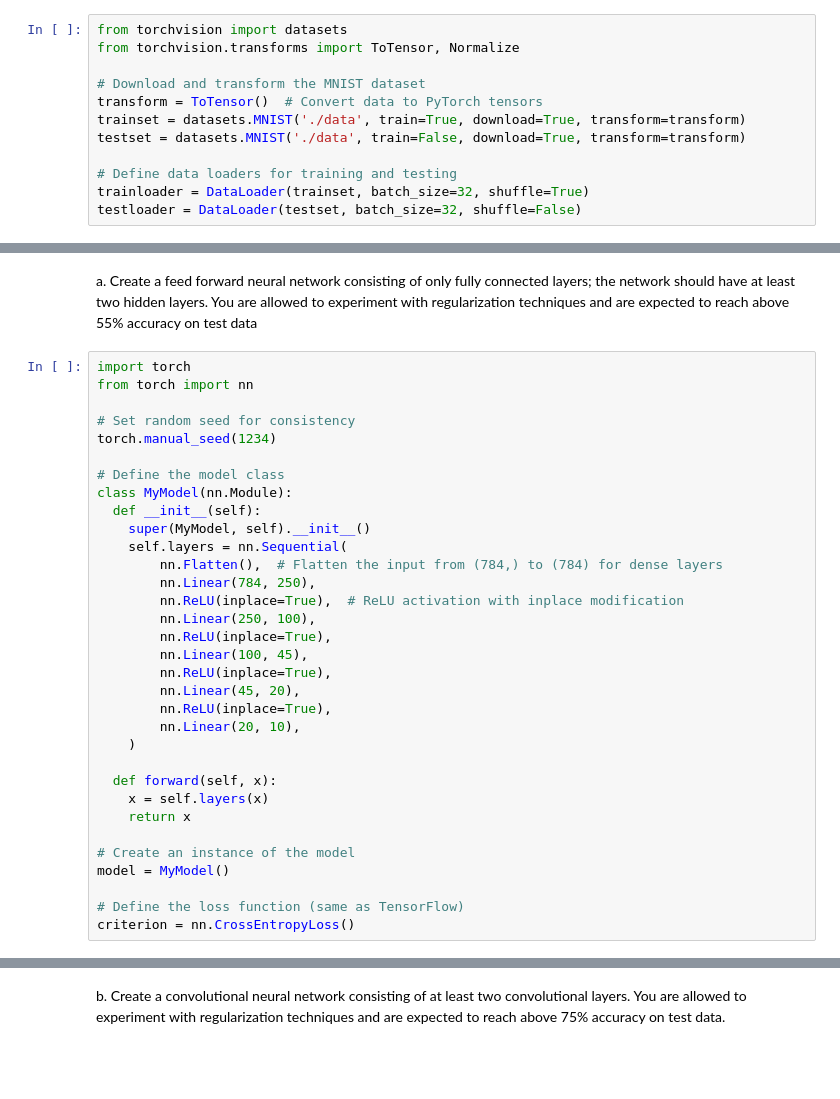
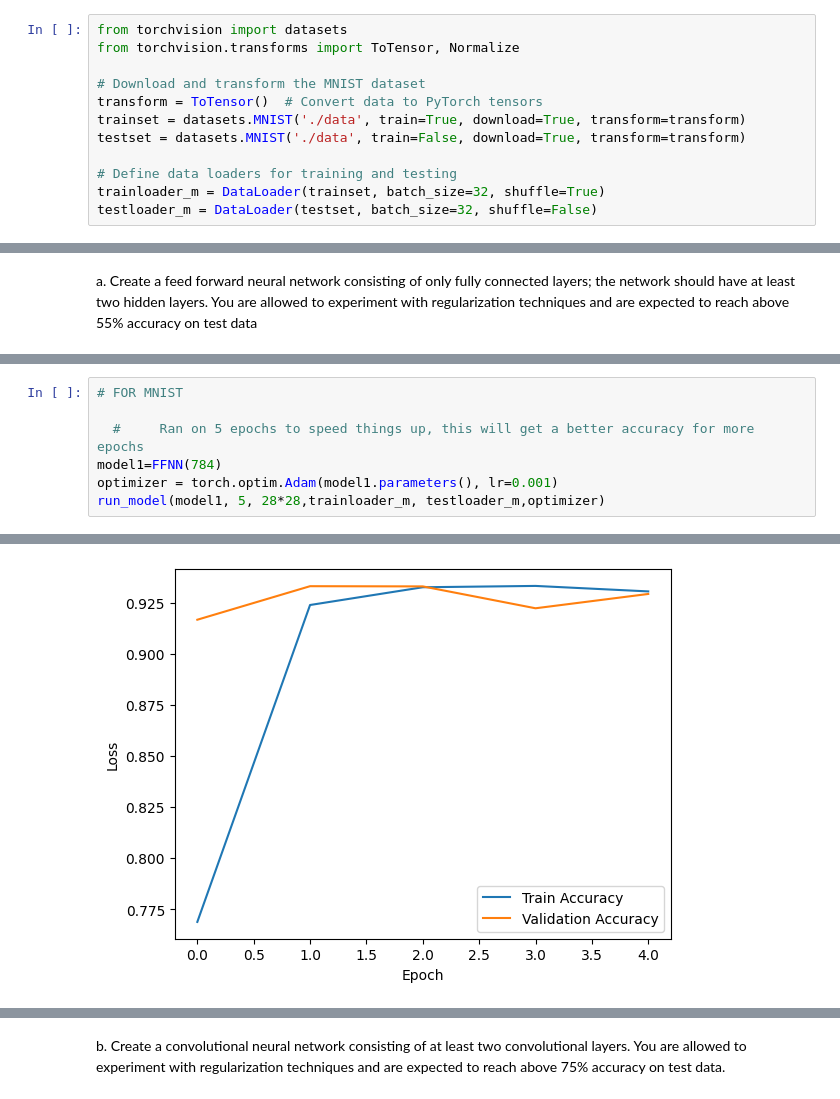
Before and after one commit to Afsah-Hyder/CV_recitation, a Jupyter notebook: CV_Assignment_01.ipynb, the cells around one changed output, grey strips where cells are left out. Saved outputs shown, nothing was run; the diff lists cells and outputs as text; blank space fills up the shorter version.

```diff
--- a/CV_Assignment_01.ipynb
+++ b/CV_Assignment_01.ipynb
@@ -183,5 +203,5 @@ trainset = datasets.MNIST('./data', train=True, download=True, transform=transfo
 testset = datasets.MNIST('./data', train=False, download=True, transform=transform)
 
 # Define data loaders for training and testing
-trainloader = DataLoader(trainset, batch_size=32, shuffle=True)
-testloader = DataLoader(testset, batch_size=32, shuffle=False)
+trainloader_m = DataLoader(trainset, batch_size=32, shuffle=True)
+testloader_m = DataLoader(testset, batch_size=32, shuffle=False)
@@ -189,36 +252,3 @@ testloader = DataLoader(testset, batch_size=32, shuffle=False)
 a. Create a feed forward neural network consisting of only fully connected layers; the network should have at least
 two hidden layers. You are allowed to experiment with regularization techniques and are expected to reach above
 55% accuracy on test data
-# %%
-import torch
-from torch import nn
-
-# Set random seed for consistency
-torch.manual_seed(1234)
-
-# Define the model class
-class MyModel(nn.Module):
-  def __init__(self):
-    super(MyModel, self).__init__()
-    self.layers = nn.Sequential(
-        nn.Flatten(),  # Flatten the input from (784,) to (784) for dense layers
-        nn.Linear(784, 250),
-        nn.ReLU(inplace=True),  # ReLU activation with inplace modification
-        nn.Linear(250, 100),
-        nn.ReLU(inplace=True),
-        nn.Linear(100, 45),
-        nn.ReLU(inplace=True),
-        nn.Linear(45, 20),
-        nn.ReLU(inplace=True),
-        nn.Linear(20, 10),
-    )
-
-  def forward(self, x):
-    x = self.layers(x)
-    return x
-
-# Create an instance of the model
-model = MyModel()
-
-# Define the loss function (same as TensorFlow)
-criterion = nn.CrossEntropyLoss()
@@ -360,0 +392,8 @@ plt.show()
+# %%
+# FOR MNIST
+
+  #     Ran on 5 epochs to speed things up, this will get a better accuracy for more epochs
+model1=FFNN(784)
+optimizer = torch.optim.Adam(model1.parameters(), lr=0.001)
+run_model(model1, 5, 28*28,trainloader_m, testloader_m,optimizer)
+# %% [output]
@@ -360,0 +410 @@ plt.show()
+[figure, added]
```
Also changed, not shown: parts of 27 cells of this notebook.
